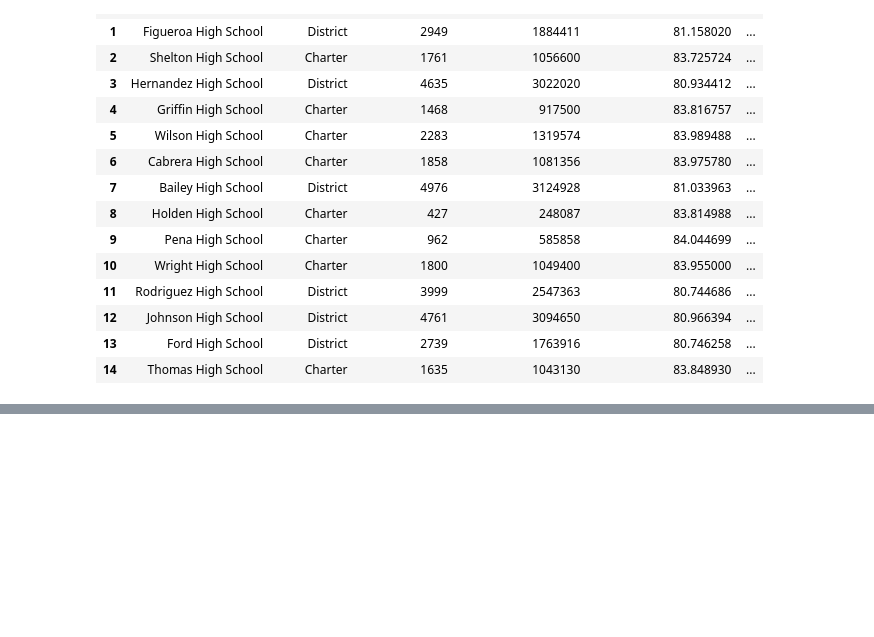
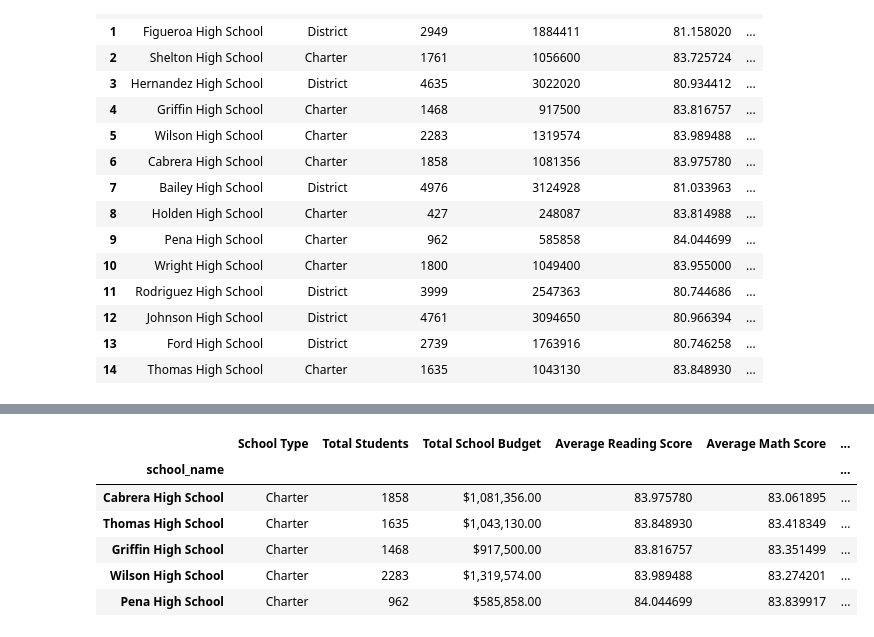
Before and after one commit to annabelcheong/pandas-challenge, a Jupyter notebook: PyCitySchools/school.ipynb, the cells around one changed output, grey strips where cells are left out. Saved outputs shown, nothing was run; the diff lists cells and outputs as text; code cells hidden in the pictures; blank space fills up the shorter version.

```diff
--- a/PyCitySchools/school.ipynb
+++ b/PyCitySchools/school.ipynb
@@ -389,0 +473,13 @@ summary_v2_df
+# %%
+#sort and display top 5 performing schools by % Overall Passing
+
+top_overall_schools_df=summary_v2_df.sort_values(by="% Overall Passing", ascending=False)
+top_overall_schools_df.head(5)
+# %% [output]
+|  | School Type | Total Students | Total School Budget | Average Reading Score | Average Math Score | ... |
+| school_name |  |  |  |  |  | ... |
+| Cabrera High School | Charter | 1858 | $1,081,356.00 | 83.975780 | 83.061895 | ... |
+| Thomas High School | Charter | 1635 | $1,043,130.00 | 83.848930 | 83.418349 | ... |
+| Griffin High School | Charter | 1468 | $917,500.00 | 83.816757 | 83.351499 | ... |
+| Wilson High School | Charter | 2283 | $1,319,574.00 | 83.989488 | 83.274201 | ... |
+| Pena High School | Charter | 962 | $585,858.00 | 84.044699 | 83.839917 | ... |
```
Also changed, not shown: parts of 14 cells of this notebook.
